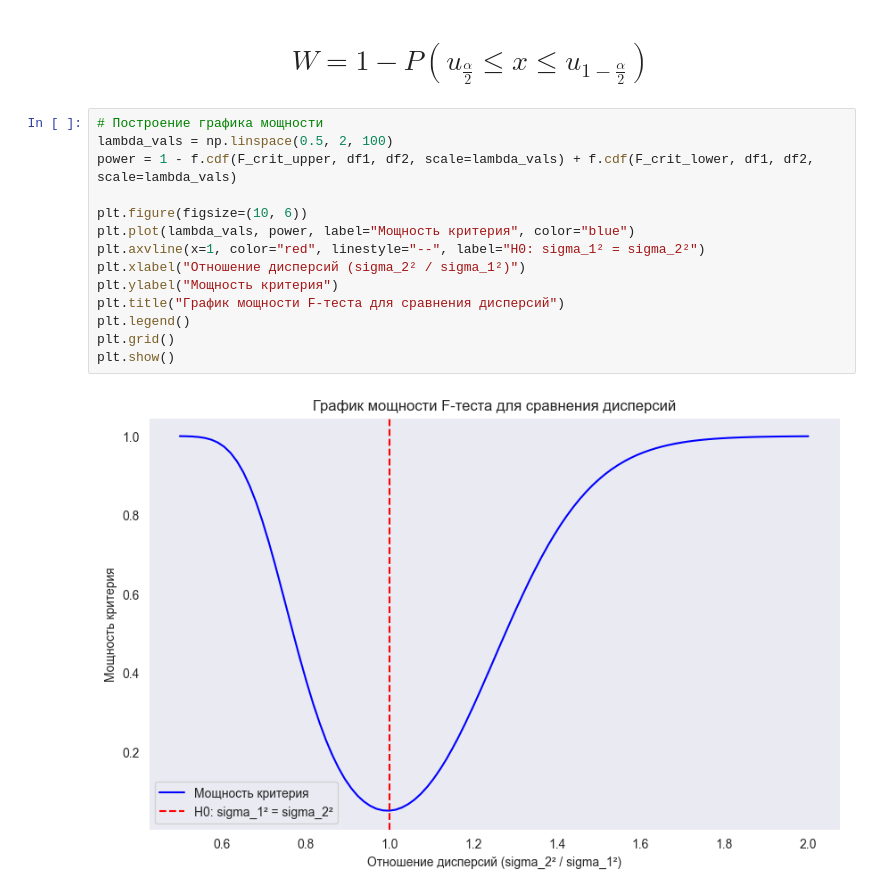
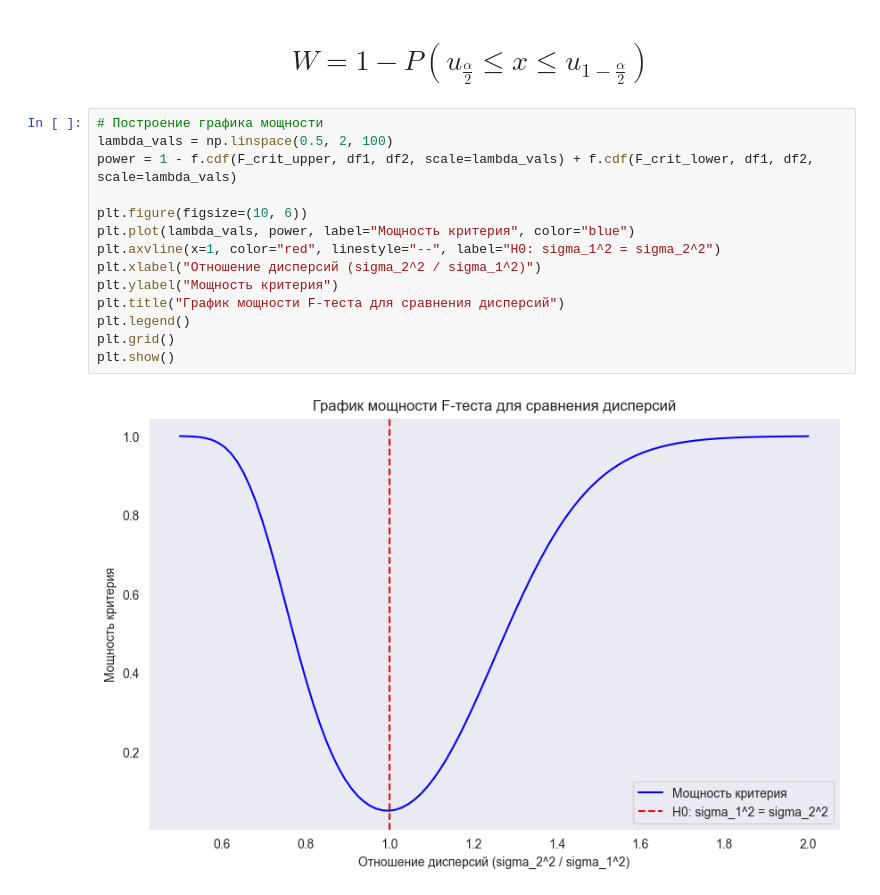
Before and after one commit to Matvey-cmd/Math-stat, a Jupyter notebook: task_13/task_13.ipynb, the cells around one changed output. Cells and saved outputs as stored; diff of their text form.

```diff
--- a/task_13/task_13.ipynb
+++ b/task_13/task_13.ipynb
@@ -83,16 +81,16 @@ $$
 # %%
 # Построение графика мощности
 lambda_vals = np.linspace(0.5, 2, 100)
 power = 1 - f.cdf(F_crit_upper, df1, df2, scale=lambda_vals) + f.cdf(F_crit_lower, df1, df2, scale=lambda_vals)
 
 plt.figure(figsize=(10, 6))
 plt.plot(lambda_vals, power, label="Мощность критерия", color="blue")
-plt.axvline(x=1, color="red", linestyle="--", label="H0: sigma_1² = sigma_2²")
-plt.xlabel("Отношение дисперсий (sigma_2² / sigma_1²)")
+plt.axvline(x=1, color="red", linestyle="--", label="H0: sigma_1^2 = sigma_2^2")
+plt.xlabel("Отношение дисперсий (sigma_2^2 / sigma_1^2)")
 plt.ylabel("Мощность критерия")
 plt.title("График мощности F-теста для сравнения дисперсий")
 plt.legend()
 plt.grid()
 plt.show()
 # %% [output]
-[figure, old version]
+[figure, new version]
```
Also changed, not shown: parts of 3 cells of this notebook, 1 other file.
